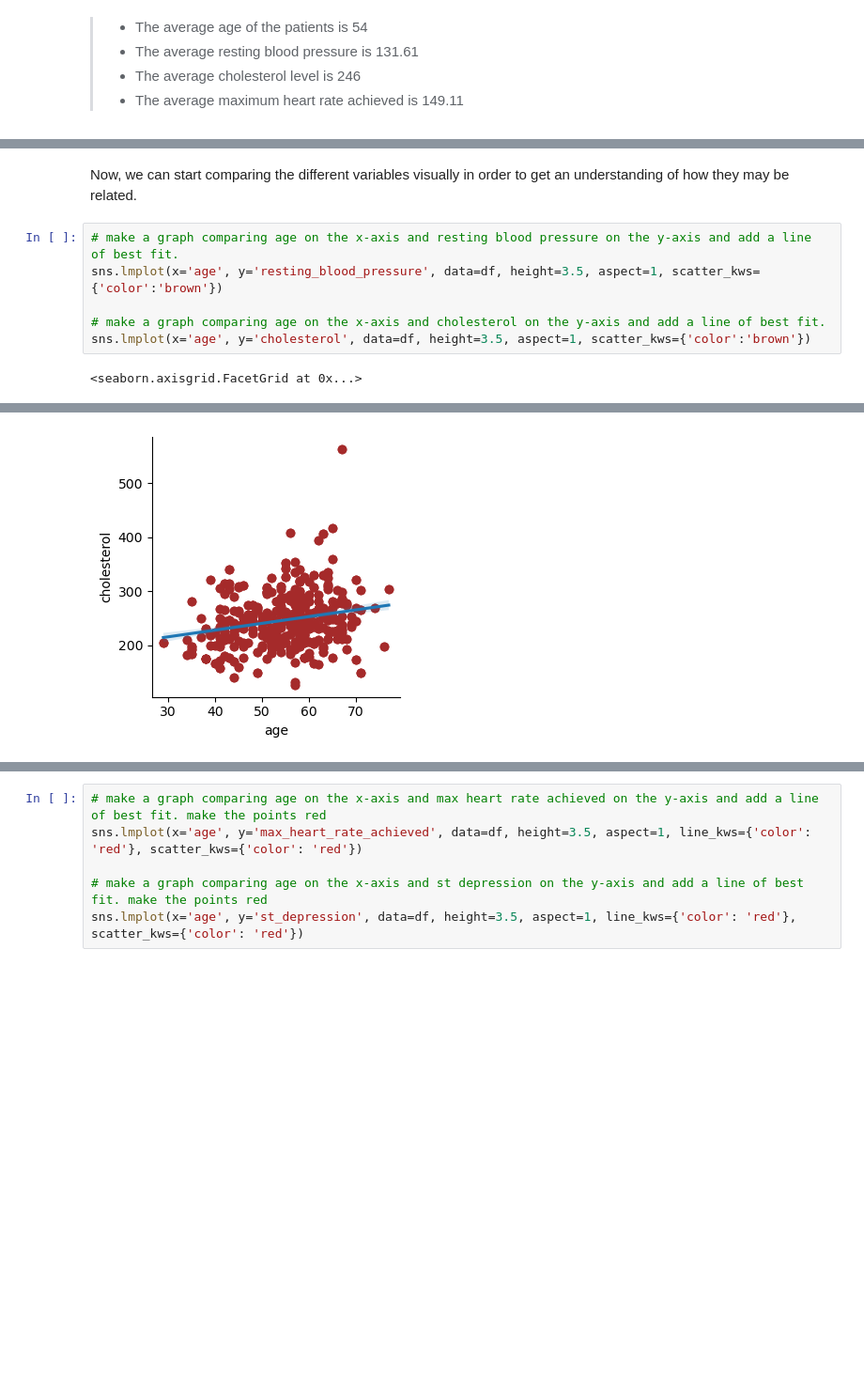
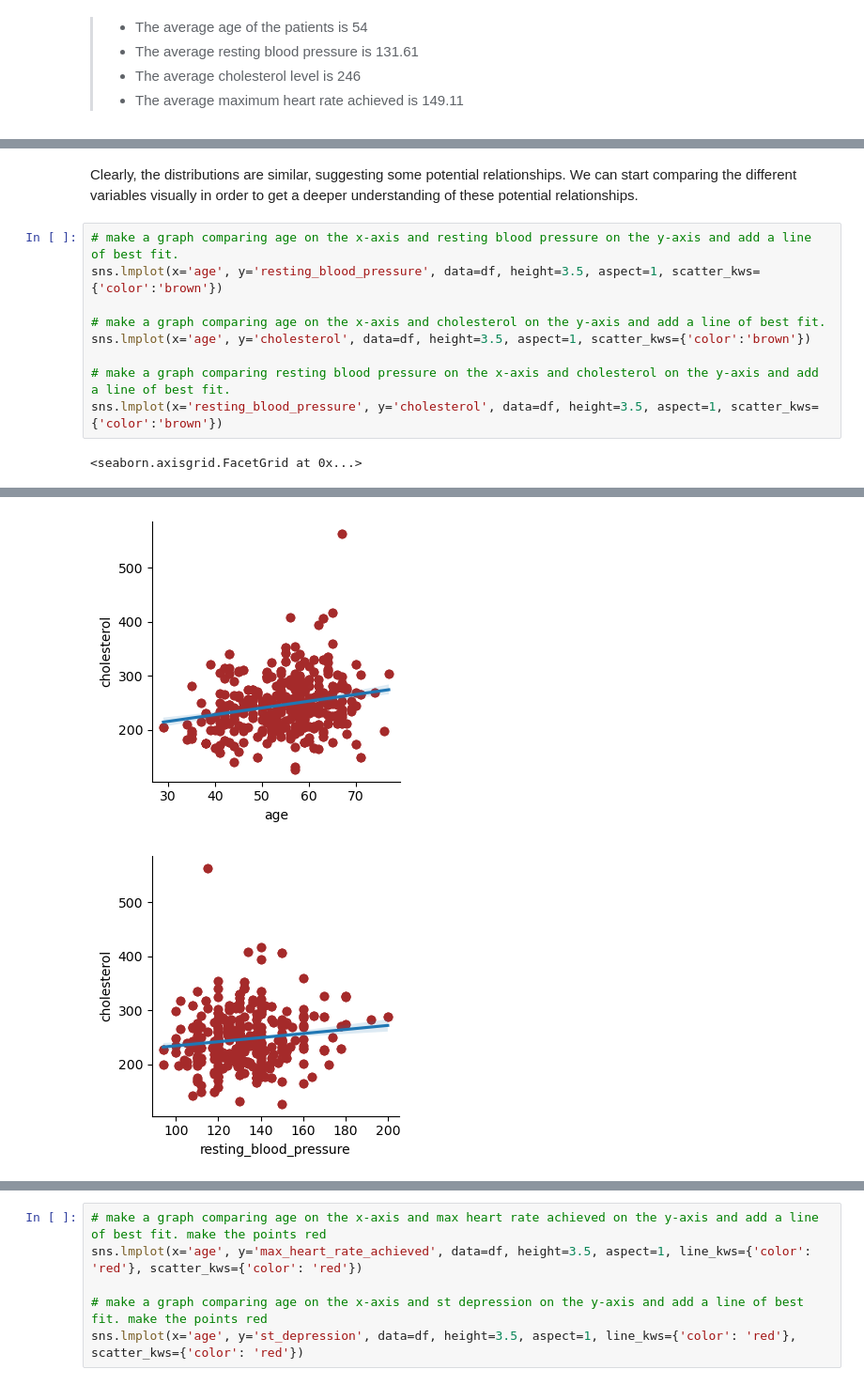
Before and after one commit to naregp/PUBH1142, a Jupyter notebook: Project.ipynb, the cells around one changed output, grey strips where cells are left out. Shown at 94% size. Drawn from its saved outputs; the diff is of its cells as text; blank space fills up the shorter version.

```diff
--- a/Project.ipynb
+++ b/Project.ipynb
@@ -112,13 +143,17 @@ df.describe()
 # %% [markdown]
-Now, we can start comparing the different variables visually in order to get an understanding of how they may be related.
+Clearly, the distributions are similar, suggesting some potential relationships. We can start comparing the different variables visually in order to get a deeper understanding of these potential relationships.
 # %%
 # make a graph comparing age on the x-axis and resting blood pressure on the y-axis and add a line of best fit.
 sns.lmplot(x='age', y='resting_blood_pressure', data=df, height=3.5, aspect=1, scatter_kws={'color':'brown'})
 
 # make a graph comparing age on the x-axis and cholesterol on the y-axis and add a line of best fit.
 sns.lmplot(x='age', y='cholesterol', data=df, height=3.5, aspect=1, scatter_kws={'color':'brown'})
+
+# make a graph comparing resting blood pressure on the x-axis and cholesterol on the y-axis and add a line of best fit.
+sns.lmplot(x='resting_blood_pressure', y='cholesterol', data=df, height=3.5, aspect=1, scatter_kws={'color':'brown'})
 # %% [output]
 <seaborn.axisgrid.FacetGrid at 0x...>
 [figure]
 [figure]
+[figure, added]
 # %% [markdown]
```
Also changed, not shown: parts of 7 cells of this notebook.
